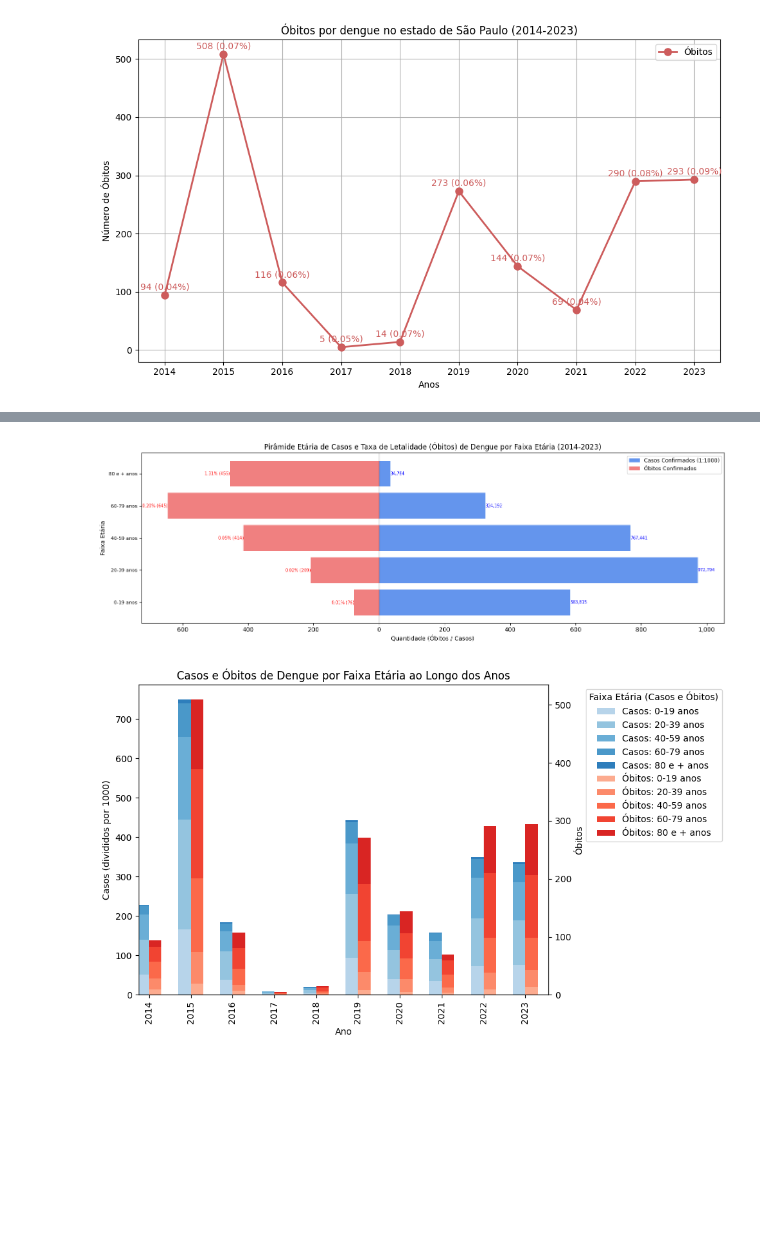
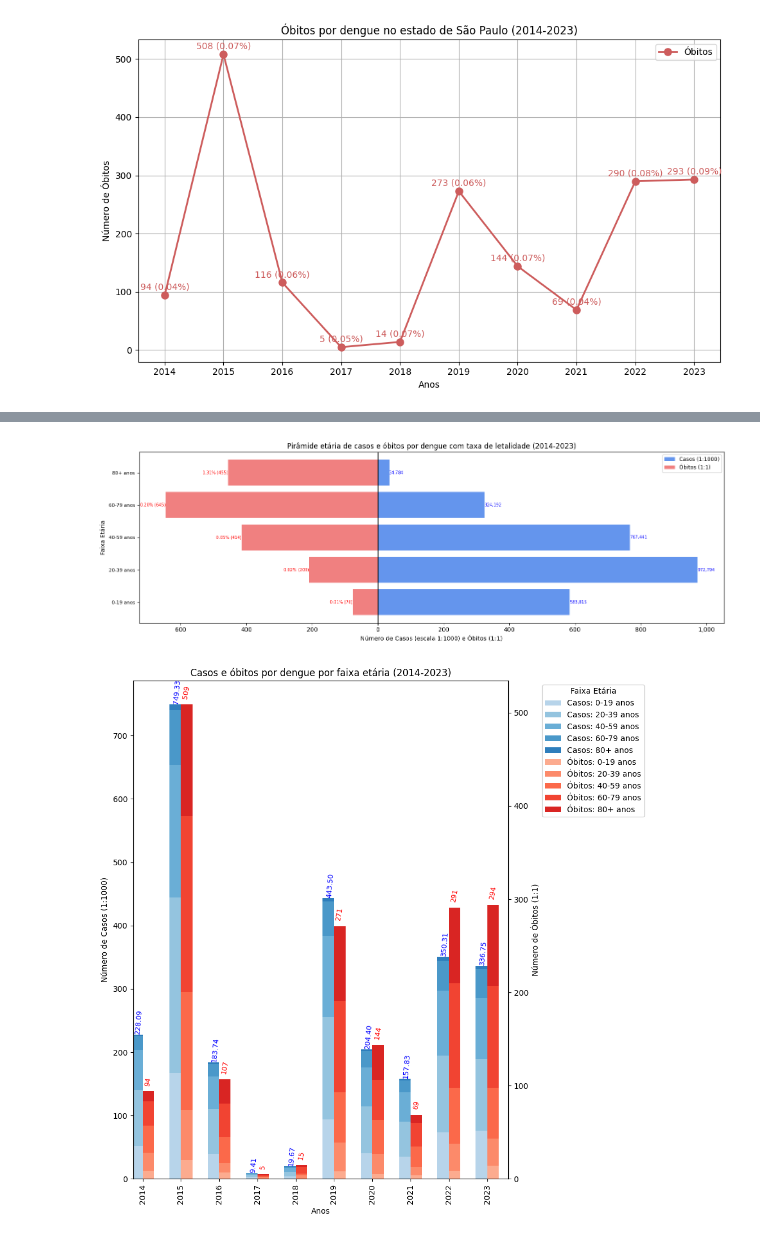
Before and after one commit to xVILENx/Dengue_SINAN, a Jupyter notebook: dengue_graphics_pynb.ipynb, the cells around one changed output, grey strips where cells are left out. Drawn from its saved outputs; the diff is of its cells as text; code cells hidden in the pictures; blank space fills up the shorter version.

```diff
--- a/dengue_graphics_pynb.ipynb
+++ b/dengue_graphics_pynb.ipynb
@@ -225,10 +225,10 @@ casos_confirmados_div1000 = [casos / 1000 for casos in casos_confirmados]
 plt.figure(figsize=(15, 5))  # Tamanho ajustado para o gráfico
 
 # Plotar os casos confirmados (lado direito)
-bars_casos = plt.barh(faixa_etaria, casos_confirmados_div1000, color='cornflowerblue', label='Casos Confirmados (1:1000)')
+bars_casos = plt.barh(faixa_etaria, casos_confirmados_div1000, color='cornflowerblue', label='Casos (1:1000)')
 
 # Plotar os óbitos confirmados (lado esquerdo, valores negativos para visualização correta)
-bars_obitos = plt.barh(faixa_etaria, [-obitos for obitos in obitos_confirmados], color='lightcoral', label='Óbitos Confirmados')
+bars_obitos = plt.barh(faixa_etaria, [-obitos for obitos in obitos_confirmados], color='lightcoral', label='Óbitos (1:1)')
 
 # Adicionar rótulos de taxa de letalidade e valores nas barras
 fontsize_values = 7  # Tamanho da fonte para os valores
@@ -238,9 +238,9 @@ for bar_casos, bar_obitos, casos, obitos in zip(bars_casos, bars_obitos, casos_c
     plt.text(bar_obitos.get_width() - 0.05, bar_obitos.get_y() + bar_obitos.get_height() / 2, f'{taxa_letalidade:.2f}% ({obitos})', ha='right', va='center', color='red', fontsize=fontsize_values)
 
 # Configurações do gráfico
-plt.xlabel('Quantidade (Óbitos / Casos)')
+plt.xlabel('Número de Casos (escala 1:1000) e Óbitos (1:1)')
 plt.ylabel('Faixa Etária')
-plt.title('Pirâmide Etária de Casos e Taxa de Letalidade (Óbitos) de Dengue por Faixa Etária (2014-2023)')
+plt.title('Pirâmide etária de casos e óbitos por dengue com taxa de letalidade (2014-2023)')
 plt.axvline(0, color='black', linewidth=0.8)  # Linha central
 
 # Adicionar legenda
@@ -256,7 +256,7 @@ plt.gca().xaxis.set_major_formatter(plt.FuncFormatter(lambda x, _: f'{abs(int(x)
 plt.tight_layout()
 plt.show()
 # %% [output]
-[figure, old version]
+[figure, new version]
 # %%
 import pandas as pd
 import matplotlib.pyplot as plt
@@ -312,41 +312,50 @@ obitos_por_faixa_etaria = [[int(obito) if obito else 0 for obito in linha] for l
 df_obitos = pd.DataFrame(obitos_por_faixa_etaria, columns=faixa_etaria_obitos, index=anos_obitos)
 
 # Criar a figura e o eixo principal
-fig, ax1 = plt.subplots(figsize=(10, 6))
+fig, ax1 = plt.subplots(figsize=(10, 10))
 
 # Plotar as colunas empilhadas para casos no eixo esquerdo
 df_casos_dividido.plot(kind='bar', stacked=True, color=plt.cm.Blues(np.linspace(0.3, 0.7, len(df_casos_dividido.columns))),
                        edgecolor='none', position=1, width=0.3, ax=ax1, legend=False)
-ax1.set_ylabel('Casos (divididos por 1000)')
+ax1.set_ylabel('Número de Casos (1:1000)')
 ax1.grid(False)  # Remover a grade
 
 # Plotar as colunas empilhadas para óbitos no eixo direito
 ax2 = ax1.twinx()  # Criar um segundo eixo y compartilhando o mesmo eixo x
 df_obitos.plot(kind='bar', stacked=True, color=plt.cm.Reds(np.linspace(0.3, 0.7, len(df_obitos.columns))),
                edgecolor='none', position=0, width=0.3, ax=ax2, legend=False)
-ax2.set_ylabel('Óbitos')
+ax2.set_ylabel('Número de Óbitos (1:1)')
 ax2.grid(False)  # Remover a grade
 
 # Adicionar título e rótulos
-ax1.set_xlabel('Ano')
-ax1.set_title('Casos e Óbitos de Dengue por Faixa Etária ao Longo dos Anos')
+ax1.set_xlabel('Anos')
+ax1.set_title('Casos e óbitos por dengue por faixa etária (2014-2023)')
 
 # Criar uma legenda combinada fora do gráfico, com Casos primeiro
 handles_casos, _ = ax1.get_legend_handles_labels()
 handles_obitos, _ = ax2.get_legend_handles_labels()
 
 # Unir as legendas de casos e óbitos em uma única legenda, com Casos primeiro
 handles = handles_casos + handles_obitos
 labels = [f'Casos: {label}' for label in faixa_etaria] + [f'Óbitos: {label}' for label in faixa_etaria_obitos]
 
 # Adicionar a legenda unificada fora do gráfico
-plt.legend(handles, labels, title='Faixa Etária (Casos e Óbitos)', loc='upper left', bbox_to_anchor=(1.08, 1))
+plt.legend(handles, labels, title='Faixa Etária', loc='upper left', bbox_to_anchor=(1.08, 1))
+
+# Adicionar linhas horizontais ligando o topo das colunas mais altas às escalas
+fontsize = 9  # Tamanho da fonte para os números no topo das colunas
+offset_casos = 2  # Offset para os números no eixo dos casos
+offset_obitos = 8  # Offset para os números no eixo dos óbitos
+
+for i, (year, casos, obitos) in enumerate(zip(df_casos_dividido.index, df_casos_dividido.sum(axis=1), df_obitos.sum(axis=1))):
+    ax1.annotate(f'{casos:.2f}', xy=(i, casos), xytext=(-5, offset_casos), textcoords='offset points', ha='center', color='blue', fontsize=fontsize, rotation=85)
+    ax2.annotate(f'{obitos}', xy=(i, obitos), xytext=(7, offset_obitos), textcoords='offset points', ha='center', color='red', fontsize=fontsize, rotation=80)
 
 # Ajustar o layout e exibir o gráfico
 plt.tight_layout()
 plt.show()
 # %% [output]
-[figure, old version]
+[figure, new version]
 # %%
 import pandas as pd
 import folium
```
Also changed, not shown: parts of 2 cells of this notebook.
